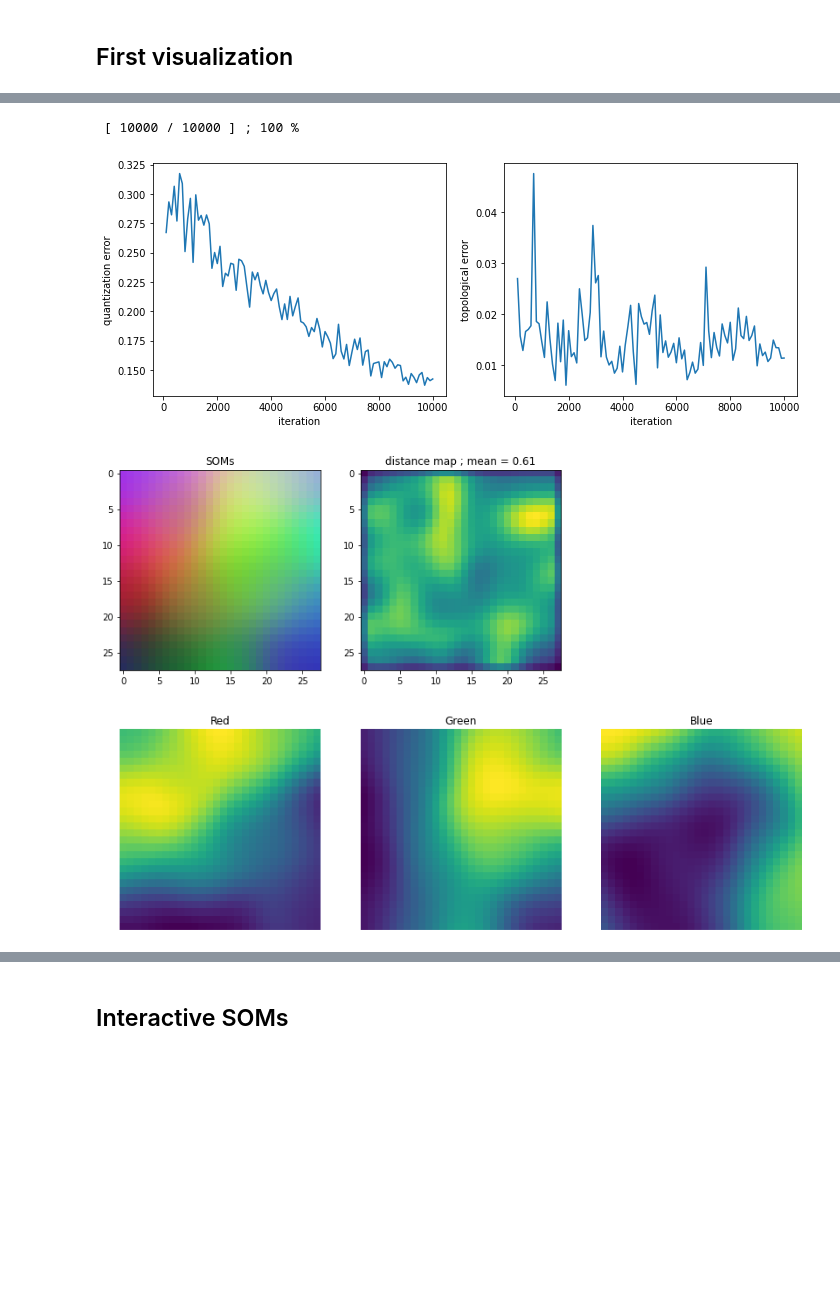
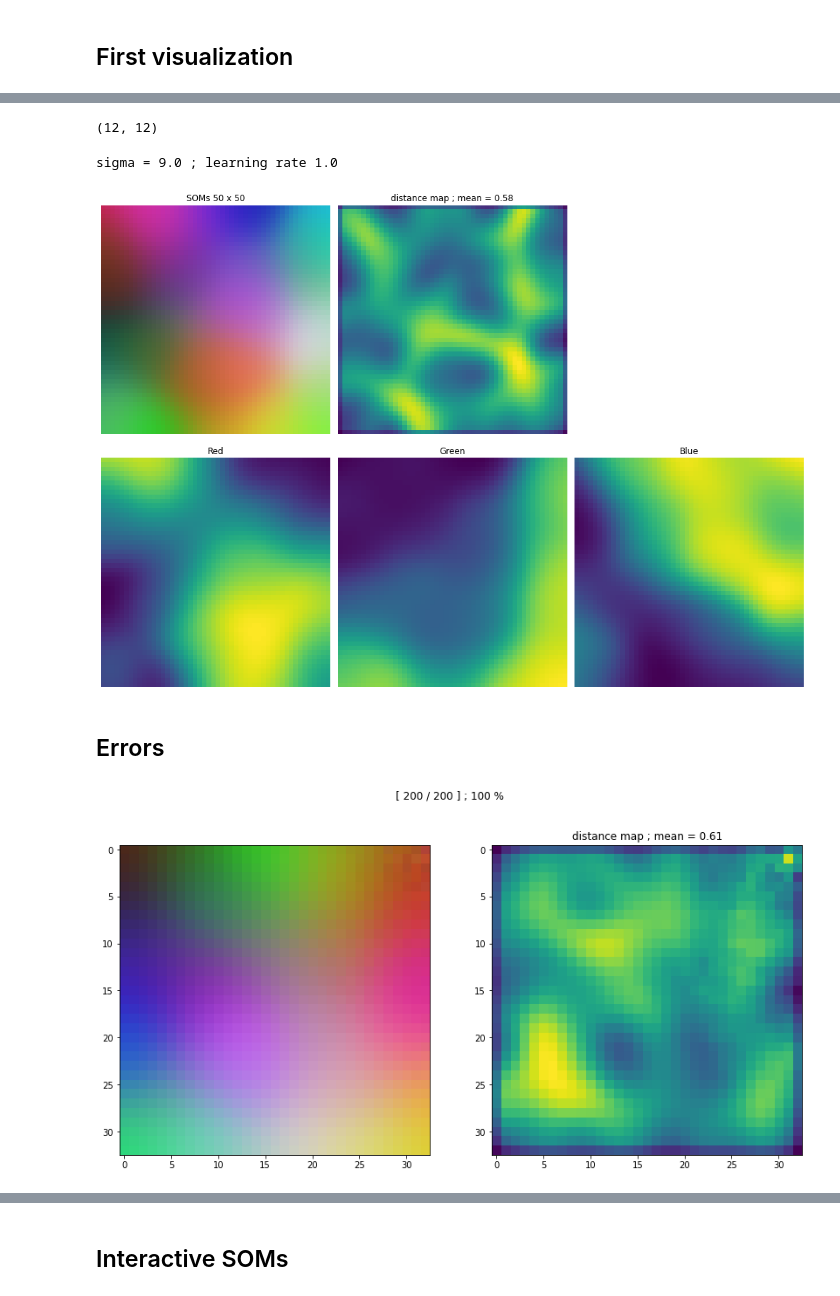
Before and after one commit to Oliv2398/SOMs-in-astrophysics, a Jupyter notebook: SOMs_colors.ipynb, the cells around one changed output, grey strips where cells are left out. Cells and saved outputs as stored; diff of their text form; code cells hidden in the pictures; blank space fills up the shorter version.

```diff
--- a/SOMs_colors.ipynb
+++ b/SOMs_colors.ipynb
@@ -241,6 +395,22 @@ def info_min_max(dataset, names):
 # %% [markdown]
 <a name="S3"></a>
 # Colors
+# %%
+def dat_color(nb=25000, more_dim=False):
+    dat1 = np.random.uniform(0,1,nb)
+    dat2 = np.random.uniform(0,1,nb)
+    dat3 = np.random.uniform(0,1,nb)
+
+    data = np.vstack((dat1,dat2,dat3)).T
+
+    if more_dim:
+        dims = int(input("number of variables : "))
+        for i in range(3,dims):
+            np.random.shuffle(dat3)
+            data = np.vstack((data.T, dat3)).T
+
+    names = ['Red', 'Green', 'Blue']
+    return nb, data, names
 # %% [markdown]
 <a name="S3_1"></a>
 ## First visualization
@@ -265,12 +424,33 @@ plt.imshow(data_color.reshape(500,500,3));
+# %%
+weights.shape[:2]
+# %% [output]
+(12, 12)
+# %%
+sigma = 9
+learning_rate = 1
+print("sigma = %.1f ; learning rate %.1f \n" % (sigma, learning_rate))
+
+som, weights = train_som(data_color, sigma, learning_rate, 1000, verbose=False)
+
+som_color(data_color, som, weights, color_names)
+# %% [output]
+sigma = 9.0 ; learning rate 1.0
+[figure, added]
+# %% [markdown]
+<a name="S3_4"></a>
+## Errors
+# %%
+nb, data_color, color_names = dat_color(nb=50000)
+X_train, X_test = train_test_split(data_color, test_size=0.05)
 # %%
-sigma = 6
-learning_rate = 1
-iterations = 10000
-frequence = 100
-som, wts_color = train_and_get_error(data_color, sigma, learning_rate, iterations, frequence, get_res=True)
+sigma = 5
+learning_rate = 0.5
+iterations = 200
+frequence = 5
 
-som_color(data_color, som, wts_color, color_names)
+som, weights, iter_x, q_error, q_error_val, t_error, mapmean = train_and_get_error(X_train, X_test,
+                                    sigma, learning_rate,
+                                    iterations, frequence,
+                                    topological_error=False, get_res=True)
 # %% [output]
- [ 10000 / 10000 ] ; 100 %
-[figure, old version]
+[figure, new version]
-[figure, removed]
```
Also changed, not shown: parts of 51 cells of this notebook.
